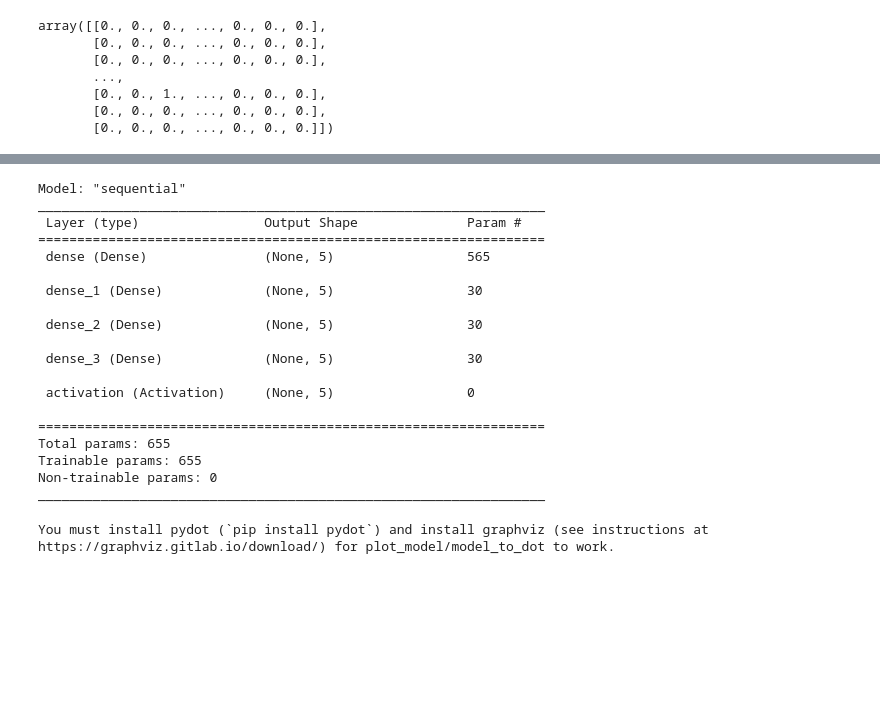
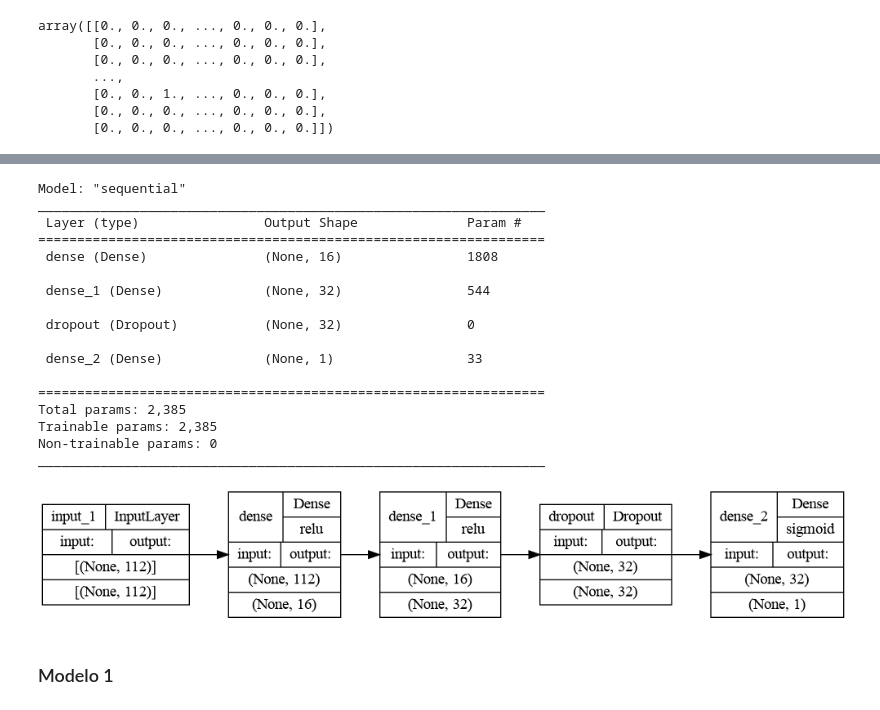
Before and after one commit to goznalo-git/RedesNeuronalesComplejas-UNED, a Jupyter notebook: Mushroom-NeuralNet/2-NeuralNetwork.ipynb, the cells around one changed output, grey strips where cells are left out. Drawn from its saved outputs; the diff is of its cells as text; code cells hidden in the pictures; blank space fills up the shorter version.

```diff
--- a/Mushroom-NeuralNet/2-NeuralNetwork.ipynb
+++ b/Mushroom-NeuralNet/2-NeuralNetwork.ipynb
@@ -30,22 +34,23 @@ array([[0., 0., 0., ..., 0., 0., 0.],
        [0., 0., 0., ..., 0., 0., 0.],
        [0., 0., 0., ..., 0., 0., 0.]])
 # %%
-def create_model(depth, size):
+def create_model(depth, size=1):
     model = Sequential()
 
     model.add(Input((train_df.shape[1], )))
 
     for d in range(depth):
-        model.add(Dense(size, activation="relu"))
-        model.add(Dense(size, activation="relu"))
+        model.add(Dense(16 * size, activation="relu"))
+        model.add(Dense(32 * size, activation="relu"))
+    model.add(Dropout(0.2))
 
-    model.add(Activation("sigmoid"))
+    model.add(Dense(1, activation="sigmoid"))
     model.compile(optimizer="adam", loss="mean_squared_error", metrics = ["accuracy"])
 
     return model
 
-model_2_5 = create_model(2, 5)
-model_2_20 = create_model(2, 20)
-model_8_5 = create_model(8, 5)
-model_8_20 = create_model(8, 20)
+model_1 = create_model(1)
+model_1_2 = create_model(1,2)
+model_10 = create_model(20)
+model_10_2 = create_model(20,2)
 # %% [output]
@@ -64,27 +69,25 @@ Skipping registering GPU devices...
 To enable them in other operations, rebuild TensorFlow with the appropriate compiler flags.
 # %%
-model_2_5.summary()
+model_1.summary()
 # %% [output]
 Model: "sequential"
 _________________________________________________________________
  Layer (type)                Output Shape              Param #
 =================================================================
- dense (Dense)               (None, 5)                 565
+ dense (Dense)               (None, 16)                1808
 
- dense_1 (Dense)             (None, 5)                 30
+ dense_1 (Dense)             (None, 32)                544
 
- dense_2 (Dense)             (None, 5)                 30
+ dropout (Dropout)           (None, 32)                0
 
- dense_3 (Dense)             (None, 5)                 30
-
- activation (Activation)     (None, 5)                 0
+ dense_2 (Dense)             (None, 1)                 33
 
 =================================================================
-Total params: 655
-Trainable params: 655
+Total params: 2,385
+Trainable params: 2,385
 Non-trainable params: 0
 _________________________________________________________________
 # %%
-plot_model(model_2_5, show_shapes=True, to_file="./model_2_5.png", rankdir = "LR", show_layer_activations=True)
+plot_model(model_1, show_shapes=True, to_file="./model_1.png", rankdir = "LR", show_layer_activations=True)
 # %% [output]
-You must install pydot (`pip install pydot`) and install graphviz (see instructions at https://graphviz.gitlab.io/download/) for plot_model/model_to_dot to work.
+[figure, added]
@@ -90,0 +114,2 @@ You must install pydot (`pip install pydot`) and install graphviz (see instructi
+# %% [markdown]
+### Modelo 1
```
Also changed, not shown: parts of 19 cells of this notebook, 7 other files.
